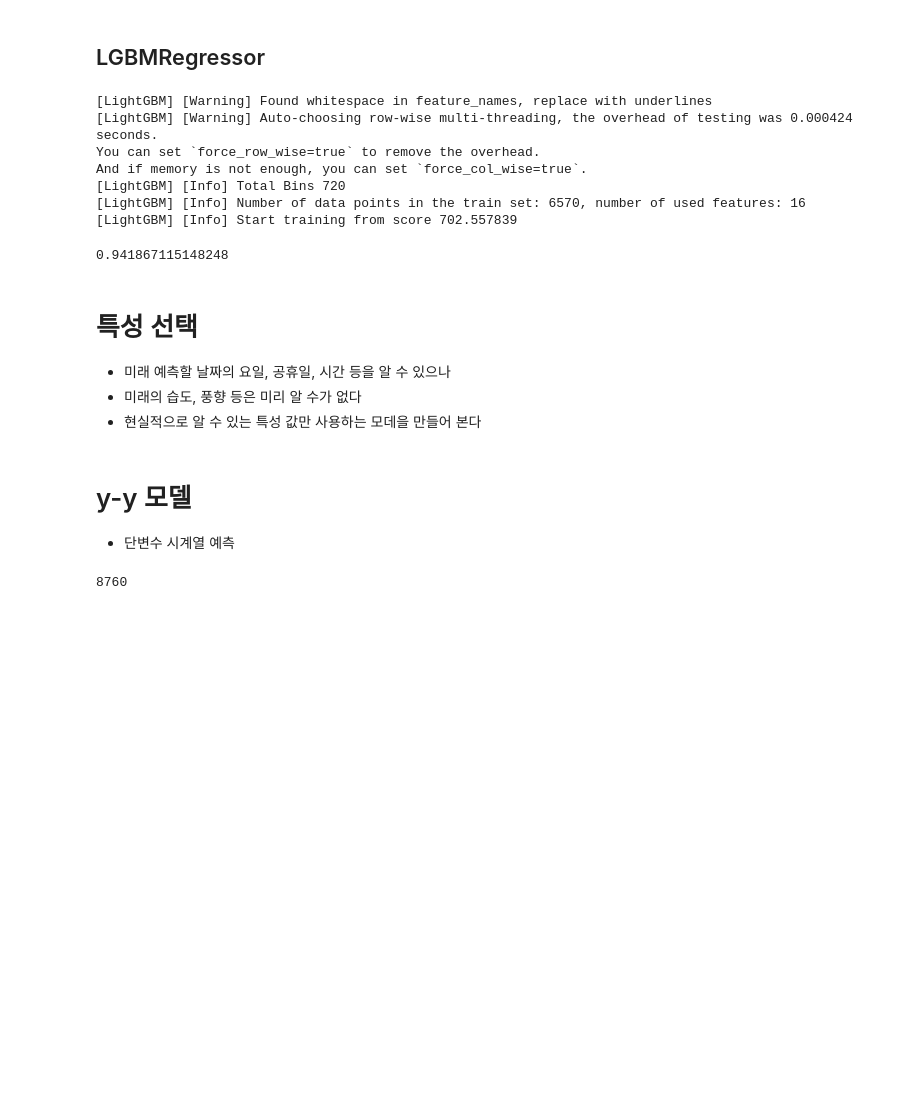
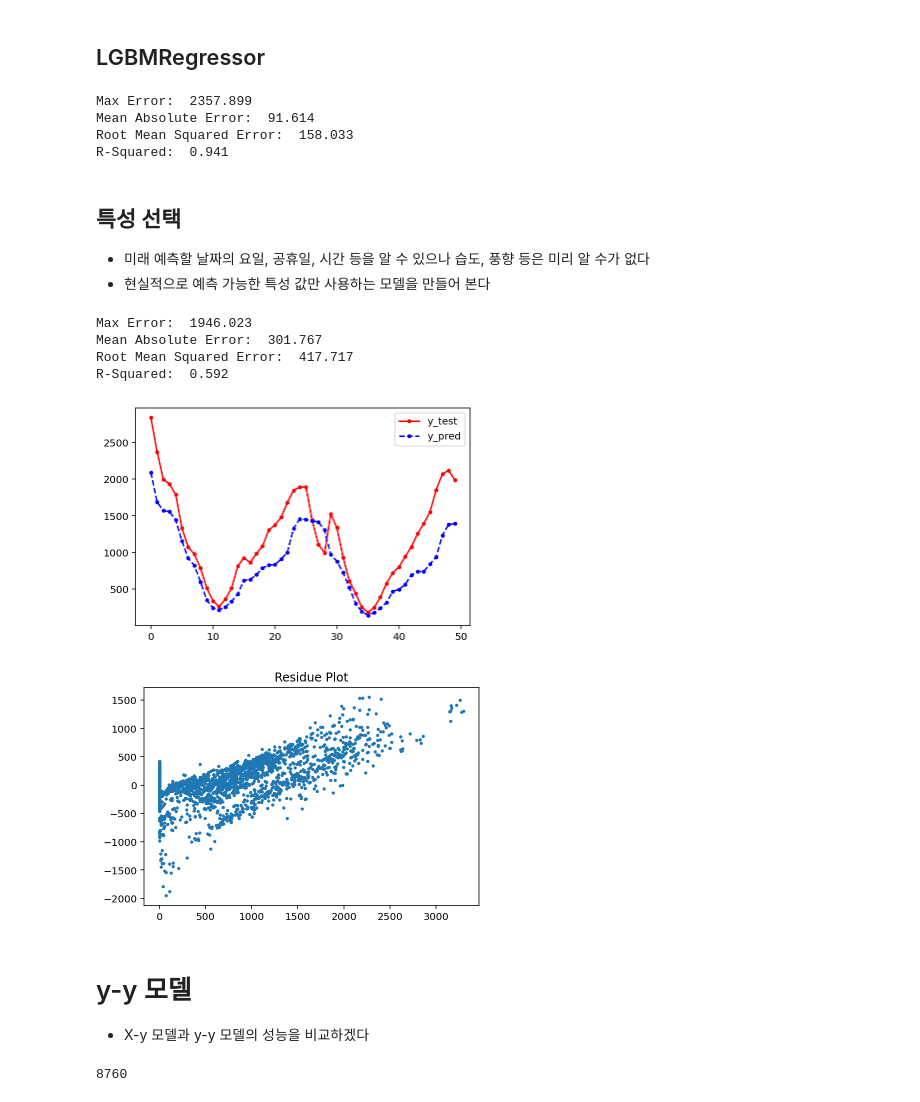
Before and after one commit to StillWork/lg1017, a Jupyter notebook: e_82_TimeSeries_XY_bike.ipynb, the cells around one changed output. Drawn from its saved outputs; the diff is of its cells as text; code cells hidden in the pictures; blank space fills up the shorter version.

```diff
--- a/e_82_TimeSeries_XY_bike.ipynb
+++ b/e_82_TimeSeries_XY_bike.ipynb
@@ -299,22 +346,14 @@ array([[1524. , 1746.2],
 # %%
 lgbm_r = LGBMRegressor()
 lgbm_r.fit(X_train, y_train)
-lgbm_r.score(X_test, y_test)
+y_pred = lgbm_r.predict(X_test)
+show_reg_result(y_test,y_pred)
 # %% [output]
-[LightGBM] [Warning] Found whitespace in feature_names, replace with underlines
-[LightGBM] [Warning] Auto-choosing row-wise multi-threading, the overhead of testing was 0.000424 seconds.
-You can set `force_row_wise=true` to remove the overhead.
-And if memory is not enough, you can set `force_col_wise=true`.
-[LightGBM] [Info] Total Bins 720
-[LightGBM] [Info] Number of data points in the train set: 6570, number of used features: 16
-[LightGBM] [Info] Start training from score 702.557839
+Max Error:  2357.899
+Mean Absolute Error:  91.614
+Root Mean Squared Error:  158.033
+R-Squared:  0.941
-0.941867115148248
 # %% [markdown]
-# 특성 선택
-- 미래 예측할 날짜의 요일, 공휴일, 시간 등을 알 수 있으나
-- 미래의 습도, 풍향 등은 미리 알 수가 없다
-- 현실적으로 알 수 있는 특성 값만 사용하는 모데을 만들어 본다
+## 특성 선택
+- 미래 예측할 날짜의 요일, 공휴일, 시간 등을 알 수 있으나 습도, 풍향 등은 미리 알 수가 없다
+- 현실적으로 예측 가능한 특성 값만 사용하는 모델을 만들어 본다
-# %% [markdown]
-# y-y 모델
-
-- 단변수 시계열 예측
@@ -321,3 +367,27 @@ And if memory is not enough, you can set `force_col_wise=true`.
+# %%
+# 일부 특성만 사용하면 성능이 떨어진다
+# 과거 데이터로만 학습하고 미래를 예측하게 하겠다
+
+X = df[features]
+
+X_train, X_test, y_train, y_test = train_test_split(X, y, shuffle=False)
+lgbm_r.fit(X_train, y_train)
+y_pred = lgbm_r.predict(X_test)
+show_reg_result(y_test,y_pred)
+# %% [output]
+Max Error:  1946.023
+Mean Absolute Error:  301.767
+Root Mean Squared Error:  417.717
+R-Squared:  0.592
+# %%
+plot_reg_result(y_test,y_pred)
+# %% [output]
+[figure, added]
+[figure, added]
+# %% [markdown]
+# y-y 모델
+
+- X-y 모델과 y-y 모델의 성능을 비교하겠다
 # %%
 y = df["count"].values
 len(y)
```
Also changed, not shown: parts of 53 cells of this notebook, 7 other files.
